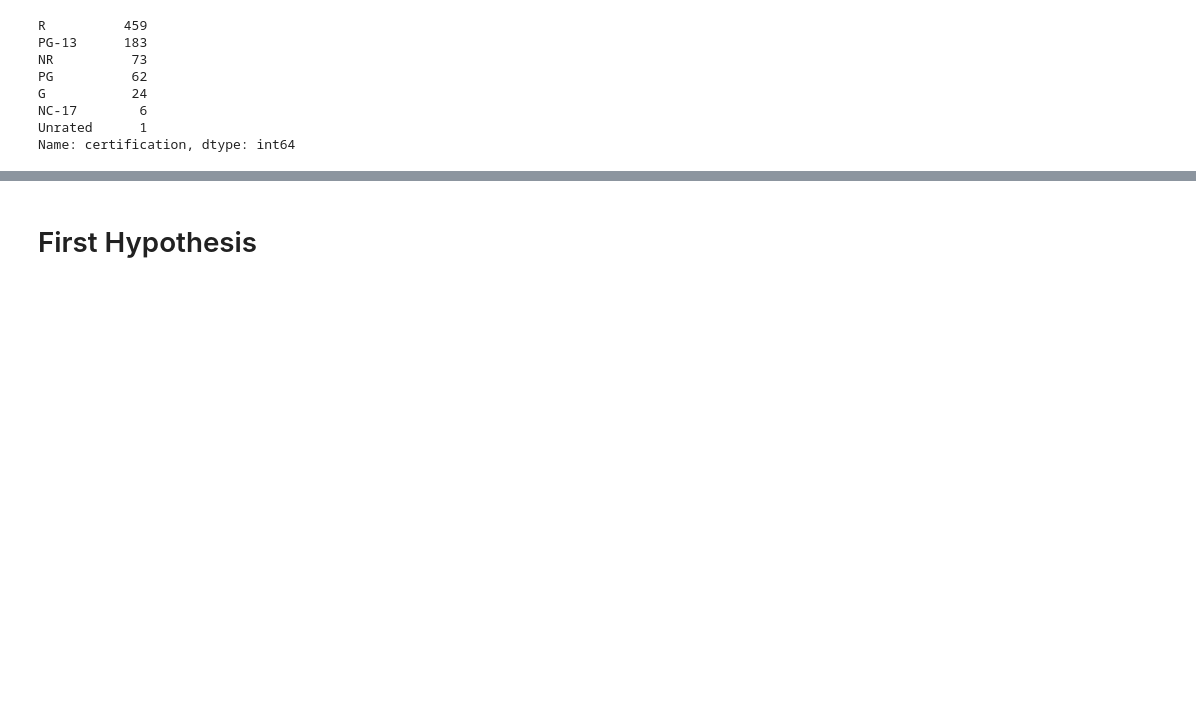
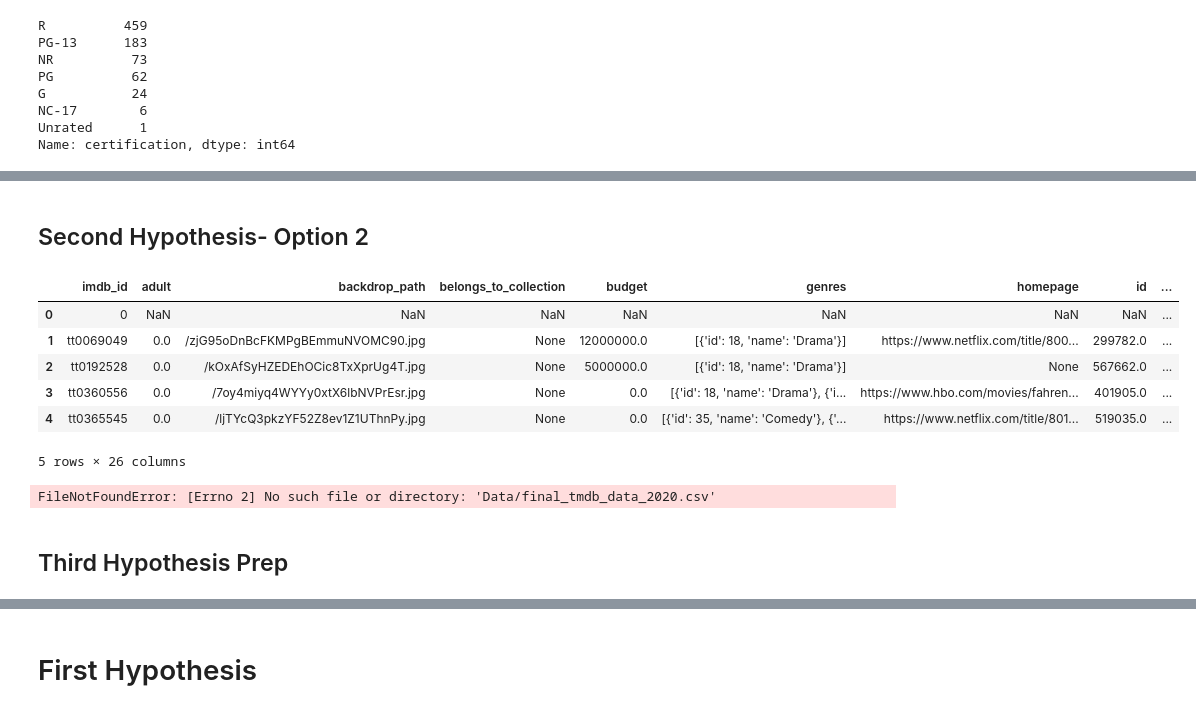
Before and after one commit to Elispreng/Project_3, a Jupyter notebook: Project3_Part4_Spreng-Copy1.ipynb, the cells around one changed output, grey strips where cells are left out. Saved outputs shown, nothing was run; the diff lists cells and outputs as text; code cells hidden in the pictures; blank space fills up the shorter version.

```diff
--- a/Project3_Part4_Spreng-Copy1.ipynb
+++ b/Project3_Part4_Spreng-Copy1.ipynb
@@ -119,0 +157,2 @@ firsthypo_df = firsthypo_df.dropna(subset=['certification'])
+# %% [markdown]
+## Second Hypothesis- Option 2
@@ -119,0 +163,19 @@ firsthypo_df = firsthypo_df.dropna(subset=['certification'])
+# %%
+#read the data
+df_2018 = pd.read_json('Data4/tmdb_api_results_2018.json')
+# %%
+df_2018.head()
+# %% [output]
+|  | imdb_id | adult | backdrop_path | belongs_to_collection | budget | genres | homepage | id | ... |
+| 0 | 0 | NaN | NaN | NaN | NaN | NaN | NaN | NaN | ... |
+| 1 | tt0069049 | 0.0 | /zjG95oDnBcFKMPgBEmmuNVOMC90.jpg | None | 12000000.0 | [{'id': 18, 'name': 'Drama'}] | https://www.netflix.com/title/800... | 299782.0 | ... |
+| 2 | tt0192528 | 0.0 | /kOxAfSyHZEDEhOCic8TxXprUg4T.jpg | None | 5000000.0 | [{'id': 18, 'name': 'Drama'}] | None | 567662.0 | ... |
+| 3 | tt0360556 | 0.0 | /7oy4miyq4WYYy0xtX6lbNVPrEsr.jpg | None | 0.0 | [{'id': 18, 'name': 'Drama'}, {'i... | https://www.hbo.com/movies/fahren... | 401905.0 | ... |
+| 4 | tt0365545 | 0.0 | /ljTYcQ3pkzYF52Z8ev1Z1UThnPy.jpg | None | 0.0 | [{'id': 35, 'name': 'Comedy'}, {'... | https://www.netflix.com/title/801... | 519035.0 | ... |
+5 rows × 26 columns
+# %%
+df_2020 = pd.read_csv('Data4/final_tmdb_data_2020.csv.gz', low_memory=False)
+# %% [output]
+FileNotFoundError: [Errno 2] No such file or directory: 'Data/final_tmdb_data_2020.csv'
+# %% [markdown]
+## Third Hypothesis Prep
```
Also changed, not shown: parts of 56 cells of this notebook, 5 other files.
